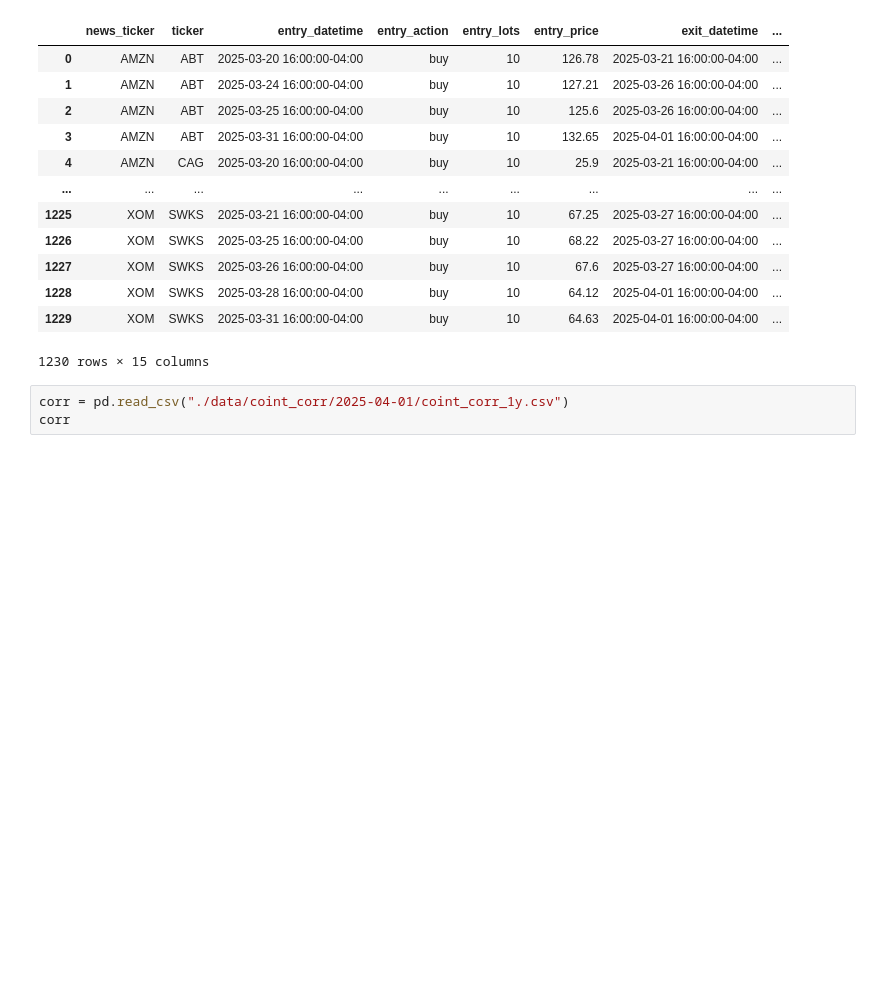
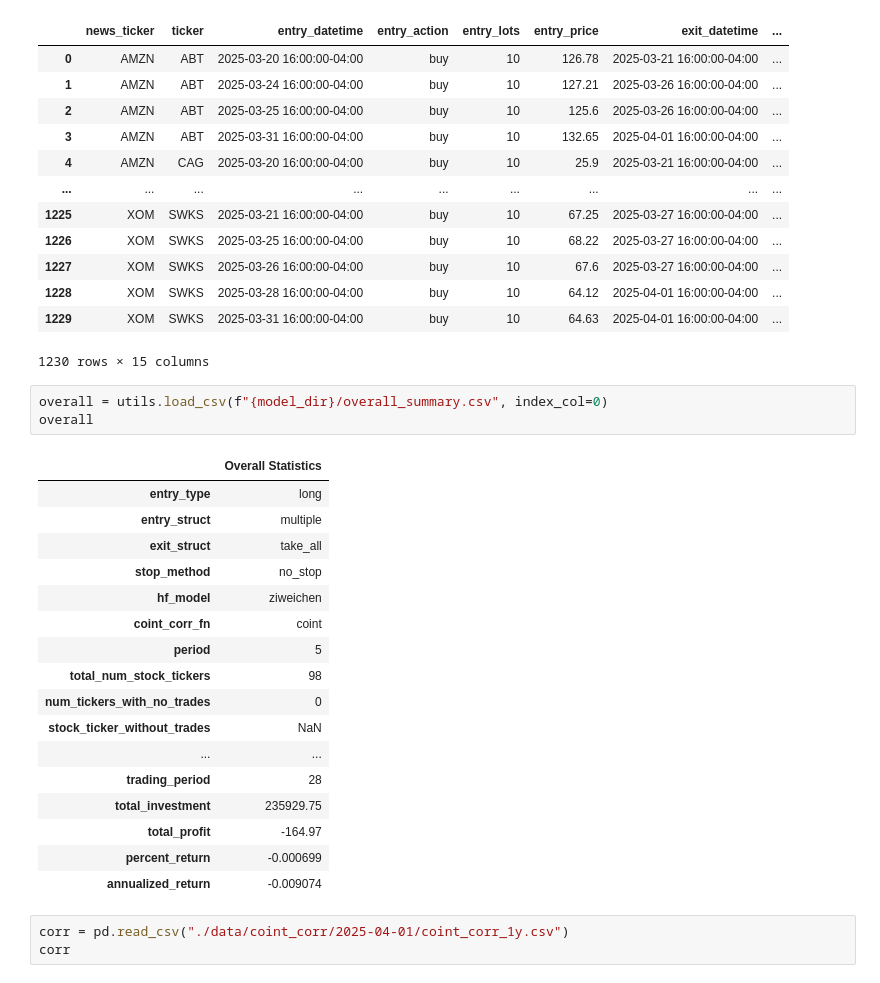
Before and after one commit to CKAbundant/sentiment, a Jupyter notebook: signal.ipynb, the cells around one changed output. Saved outputs shown, nothing was run; the diff lists cells and outputs as text; blank space fills up the shorter version.

```diff
--- a/signal.ipynb
+++ b/signal.ipynb
@@ -58,6 +55,27 @@ results
 | 1228 | XOM | SWKS | 2025-03-28 16:00:00-04:00 | buy | 10 | 64.12 | 2025-04-01 16:00:00-04:00 | ... |
 | 1229 | XOM | SWKS | 2025-03-31 16:00:00-04:00 | buy | 10 | 64.63 | 2025-04-01 16:00:00-04:00 | ... |
 1230 rows × 15 columns
+# %%
+overall = utils.load_csv(f"{model_dir}/overall_summary.csv", index_col=0)
+overall
+# %% [output]
+|  | Overall Statistics |
+| entry_type | long |
+| entry_struct | multiple |
+| exit_struct | take_all |
+| stop_method | no_stop |
+| hf_model | ziweichen |
+| coint_corr_fn | coint |
+| period | 5 |
+| total_num_stock_tickers | 98 |
+| num_tickers_with_no_trades | 0 |
+| stock_ticker_without_trades | NaN |
+| ... | ... |
+| trading_period | 28 |
+| total_investment | 235929.75 |
+| total_profit | -164.97 |
+| percent_return | -0.000699 |
+| annualized_return | -0.009074 |
 # %%
 corr = pd.read_csv("./data/coint_corr/2025-04-01/coint_corr_1y.csv")
 corr
```
Also changed, not shown: parts of 2 cells of this notebook, 5 other files.
